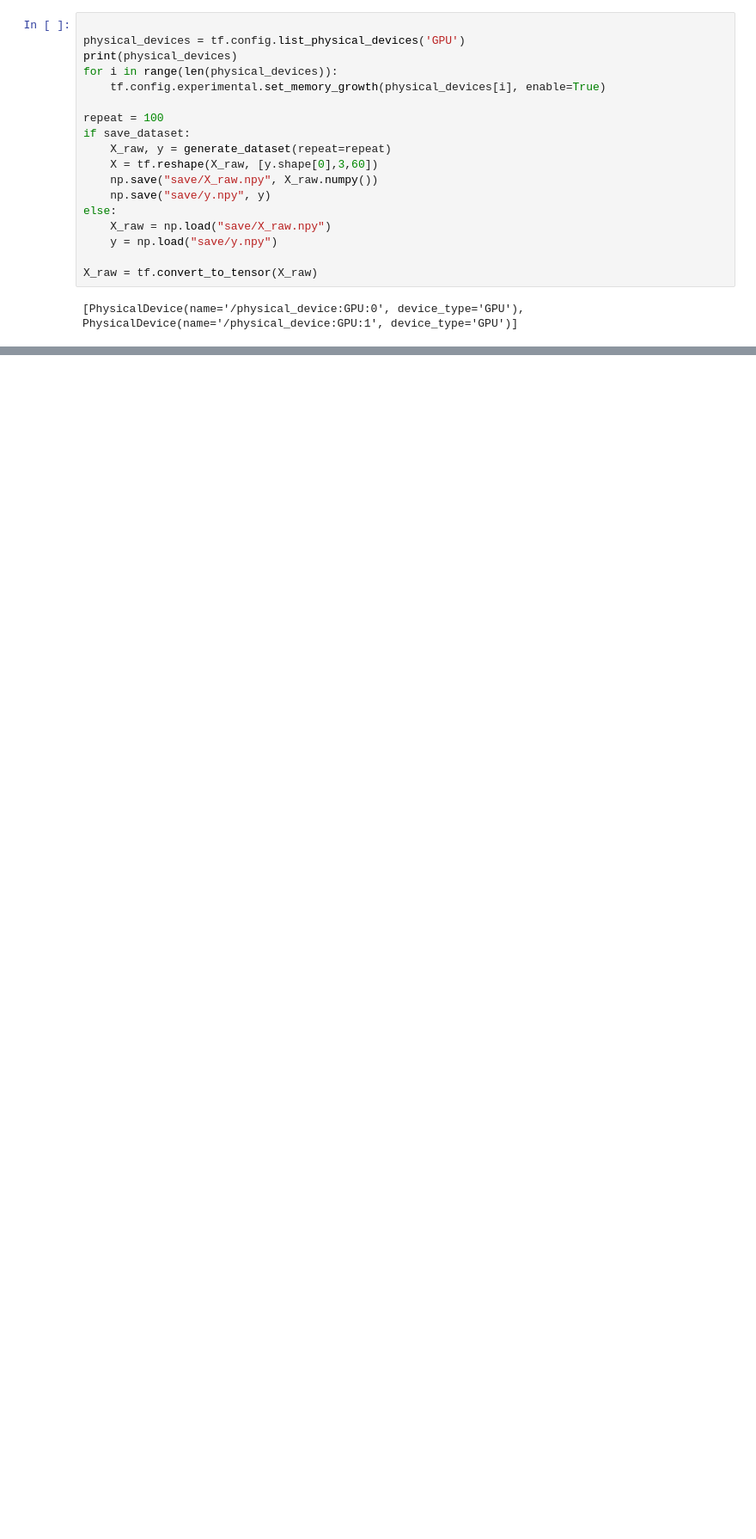
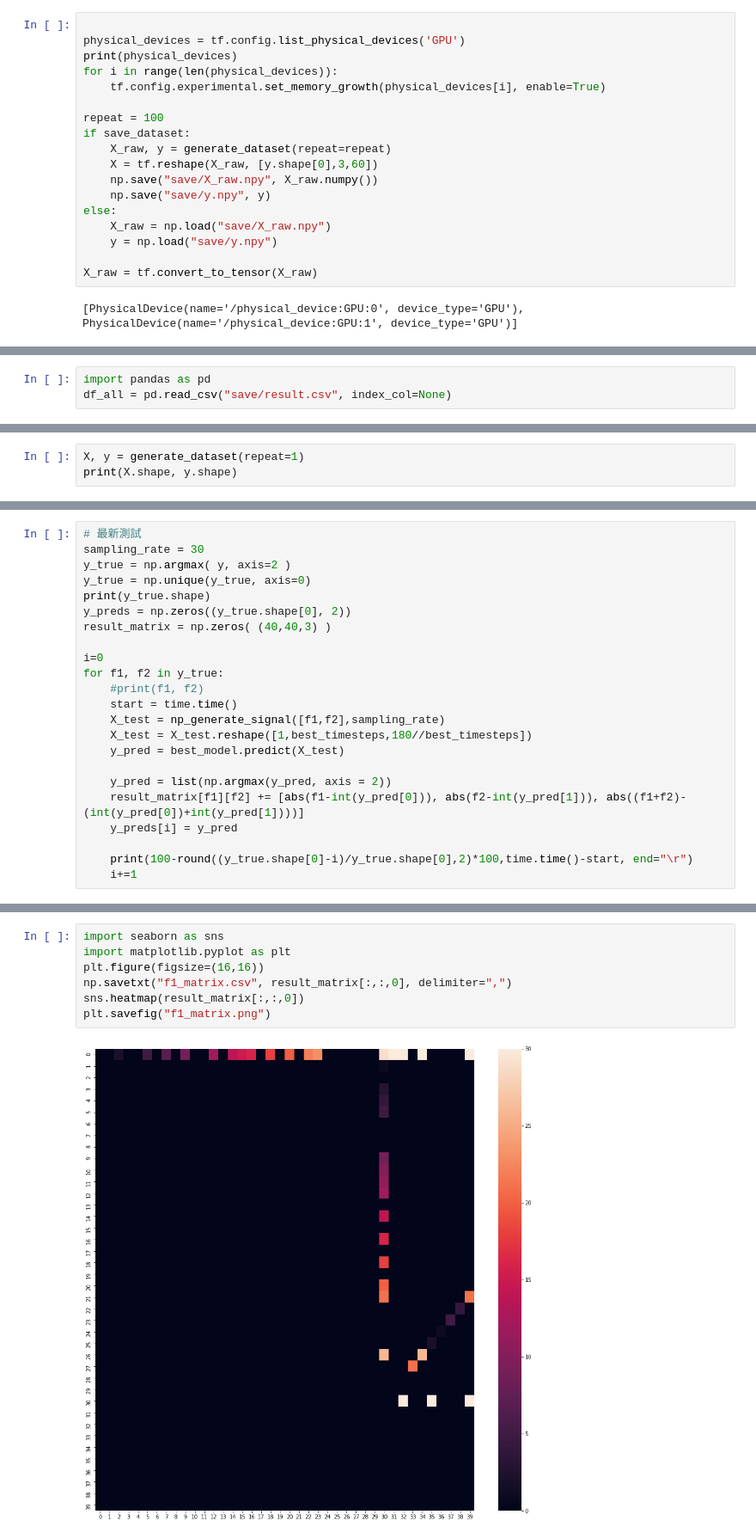
Before and after one commit to alanhc/Trembling-research, a Jupyter notebook: run-v8.ipynb, the cells around one changed output, grey strips where cells are left out. Shown at 86% size. Drawn from its saved outputs; the diff is of its cells as text; blank space fills up the shorter version.

```diff
--- a/run-v8.ipynb
+++ b/run-v8.ipynb
@@ -81,3 +177,6 @@ df_all
+# %%
+import pandas as pd
+df_all = pd.read_csv("save/result.csv", index_col=None)
 # %%
 d = df_all.copy().reset_index(drop=True)
 _max =  d[["out_1_acc","out_2_acc"]].sum(axis=1).max()
@@ -100,0 +207,3 @@ ValueError: in user code:
+# %%
+X, y = generate_dataset(repeat=1)
+print(X.shape, y.shape)
@@ -100,0 +218,23 @@ ValueError: in user code:
+# %%
+# 最新測試
+sampling_rate = 30
+y_true = np.argmax( y, axis=2 )
+y_true = np.unique(y_true, axis=0)
+print(y_true.shape)
+y_preds = np.zeros((y_true.shape[0], 2))
+result_matrix = np.zeros( (40,40,3) )
+
+i=0
+for f1, f2 in y_true:
+    #print(f1, f2)
+    start = time.time()
+    X_test = np_generate_signal([f1,f2],sampling_rate)
+    X_test = X_test.reshape([1,best_timesteps,180//best_timesteps])
+    y_pred = best_model.predict(X_test)
+
+    y_pred = list(np.argmax(y_pred, axis = 2))
+    result_matrix[f1][f2] += [abs(f1-int(y_pred[0])), abs(f2-int(y_pred[1])), abs((f1+f2)-(int(y_pred[0])+int(y_pred[1])))]
+    y_preds[i] = y_pred
+
+    print(100-round((y_true.shape[0]-i)/y_true.shape[0],2)*100,time.time()-start, end="\r")
+    i+=1
@@ -100,0 +244,9 @@ ValueError: in user code:
+# %%
+import seaborn as sns
+import matplotlib.pyplot as plt
+plt.figure(figsize=(16,16))
+np.savetxt("f1_matrix.csv", result_matrix[:,:,0], delimiter=",")
+sns.heatmap(result_matrix[:,:,0])
+plt.savefig("f1_matrix.png")
+# %% [output]
+[figure, added]
```
Also changed, not shown: parts of 24 cells of this notebook, 12 other files.
